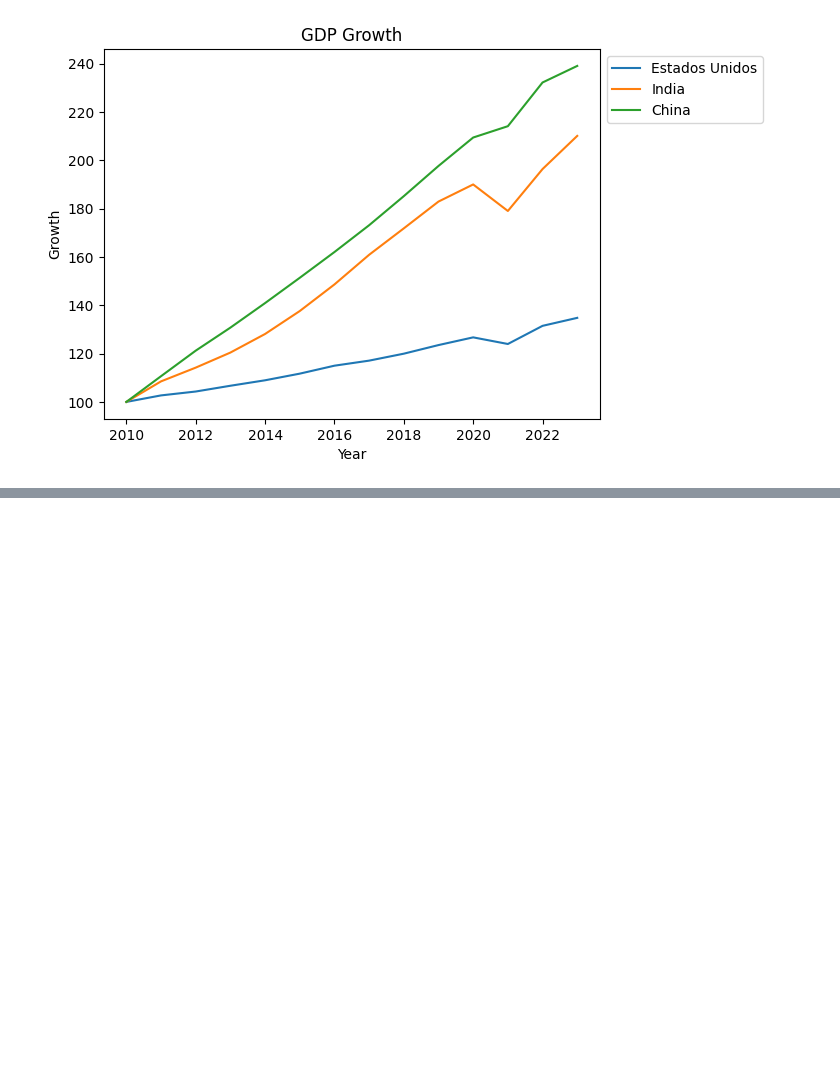
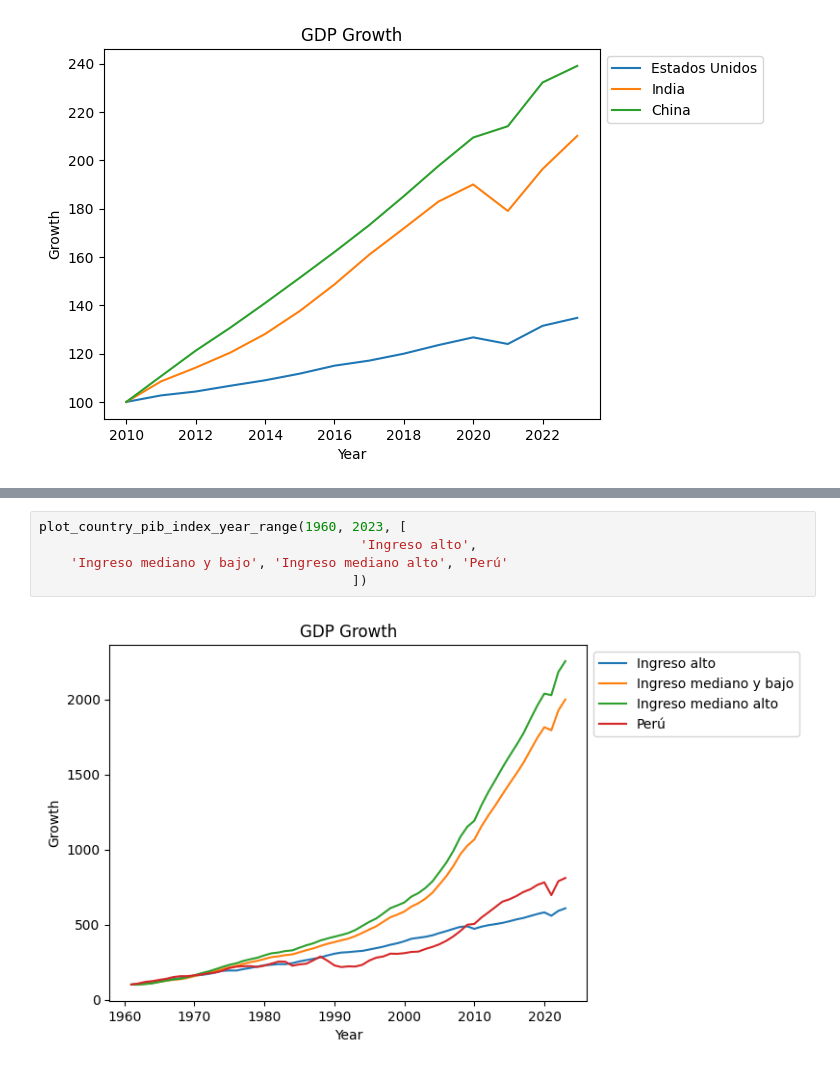
Before and after one commit to nicodigos/gdp-growth-chart, a Jupyter notebook: GDPGrowth.ipynb, the cells around one changed output, grey strips where cells are left out. Drawn from its saved outputs; the diff is of its cells as text; blank space fills up the shorter version.

```diff
--- a/GDPGrowth.ipynb
+++ b/GDPGrowth.ipynb
@@ -252,0 +276,7 @@ plot_country_pib_index_year_range(2010, 2023, [
+# %%
+plot_country_pib_index_year_range(1960, 2023, [
+                                         'Ingreso alto',
+    'Ingreso mediano y bajo', 'Ingreso mediano alto', 'Perú'
+                                        ])
+# %% [output]
+[figure, added]
```
Also changed, not shown: parts of 4 cells of this notebook.
